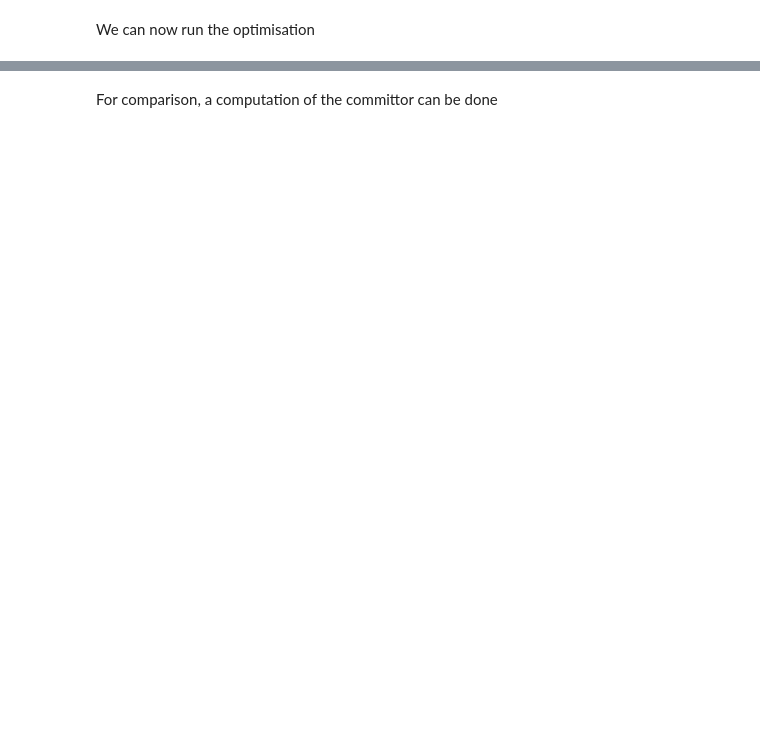
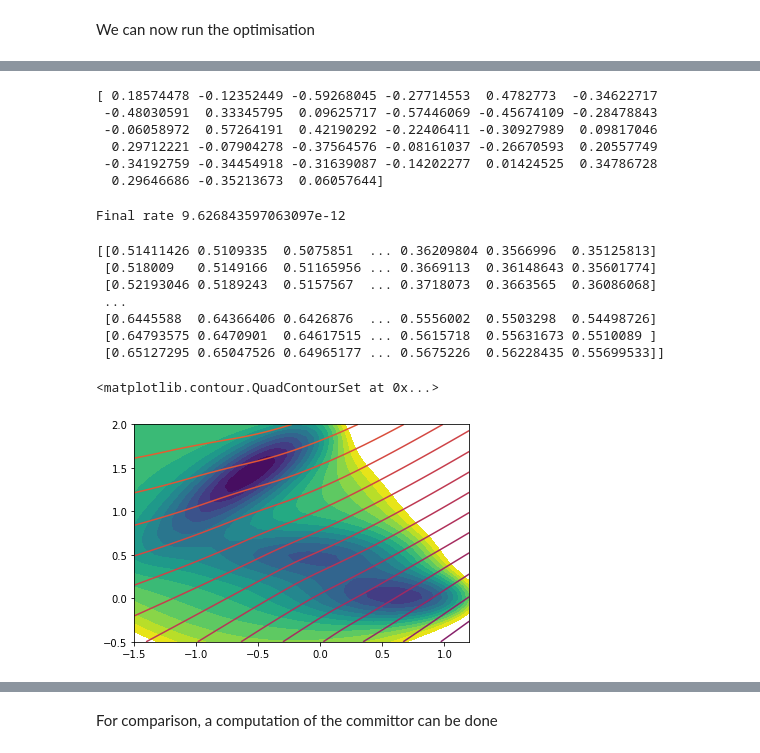
Before and after one commit to langevinmodel/folie, a Jupyter notebook: examples/tutorials/optimal_cv_transition.ipynb, the cells around one changed output, grey strips where cells are left out. Drawn from its saved outputs; the diff is of its cells as text; code cells hidden in the pictures; blank space fills up the shorter version.

```diff
--- a/examples/tutorials/optimal_cv_transition.ipynb
+++ b/examples/tutorials/optimal_cv_transition.ipynb
@@ -89,0 +102,19 @@ beta = torch.tensor(1/10)
+# %%
+#initialization of the neural network
+input_size = 2
+output_size = 1
+projection = nn.Sequential(
+    nn.Linear(input_size, 8), nn.ELU(),
+#     nn.Linear(8, 8), nn.ELU(),
+    nn.Linear(8, 1), nn.Sigmoid()
+)
+
+print(projection(x_torch))
+
+# Show the initial cv
+new_cv = projection(torch.Tensor(np.column_stack([X.ravel(),Y.ravel()]))).detach().numpy().reshape(X.shape)
+print(new_cv)
+fig = plt.figure()
+ax = plt.axes()
+ax.contourf(X, Y, pot-np.min(pot), levels=np.linspace(0,50,15))
+ax.contour(X, Y, new_cv, cmap="inferno", levels=np.linspace(0,1,50))
@@ -90,20 +183,2 @@ beta = torch.tensor(1/10)
 # %% [markdown]
 We can now run the optimisation
-# %%
- for epoch in range(1000):
-        for X,y in train_dl:
-            optimizer1.zero_grad()
-            chia,chib = utils.chiAB(X)
-            q_tilde = model(X)
-            Q = utils.q_theta(X,chia,chib,q_tilde)
-            U = utils.funU(X[:,0],X[:,1])
-            derivQ = torch.autograd.grad(Q,X,allow_unused=True, retain_graph=True,
-                                         grad_outputs = torch.ones_like(Q),create_graph=True)
-            output = (torch.norm(derivQ[0],dim=1)**2)*torch.exp(-beta*U)
-            loss = loss_fn(output, y)
-
-            loss.backward()
-            optimizer1.step()
-
-        if epoch % 100 == 1:
-            print('loss at epoch {} is {:.4f}'.format(epoch, loss))
@@ -109,0 +213,34 @@ We can now run the optimisation
+# %%
+from scipy.optimize import minimize
+
+res=minimize(optimize_rate, init_params, args=(params_shape,), method='Nelder-Mead', tol=1e-3)
+print(res.x)
+# %% [output]
+[ 0.18574478 -0.12352449 -0.59268045 -0.27714553  0.4782773  -0.34622717
+ -0.48030591  0.33345795  0.09625717 -0.57446069 -0.45674109 -0.28478843
+ -0.06058972  0.57264191  0.42190292 -0.22406411 -0.30927989  0.09817046
+  0.29712221 -0.07904278 -0.37564576 -0.08161037 -0.26670593  0.20557749
+ -0.34192759 -0.34454918 -0.31639087 -0.14202277  0.01424525  0.34786728
+  0.29646686 -0.35213673  0.06057644]
+# %%
+print("Final rate",res.fun)
+# %% [output]
+Final rate 9.626843597063097e-12
+# %%
+# Plot the new cv
+new_cv = projection(torch.Tensor(np.column_stack([X.ravel(),Y.ravel()]))).detach().numpy().reshape(X.shape)
+print(new_cv)
+fig = plt.figure()
+ax = plt.axes()
+ax.contourf(X, Y, pot-np.min(pot), levels=np.linspace(0,50,15))
+ax.contour(X, Y, new_cv, cmap="inferno", levels=np.linspace(0,1,50))
+# %% [output]
+[[0.51411426 0.5109335  0.5075851  ... 0.36209804 0.3566996  0.35125813]
+ [0.518009   0.5149166  0.51165956 ... 0.3669113  0.36148643 0.35601774]
+ [0.52193046 0.5189243  0.5157567  ... 0.3718073  0.3663565  0.36086068]
+ ...
+ [0.6445588  0.64366406 0.6426876  ... 0.5556002  0.5503298  0.54498726]
+ [0.64793575 0.6470901  0.64617515 ... 0.5615718  0.55631673 0.5510089 ]
+ [0.65127295 0.65047526 0.64965177 ... 0.5675226  0.56228435 0.55699533]]
+<matplotlib.contour.QuadContourSet at 0x...>
+[figure, added]
```
Also changed, not shown: parts of 17 cells of this notebook, 1 other file.
